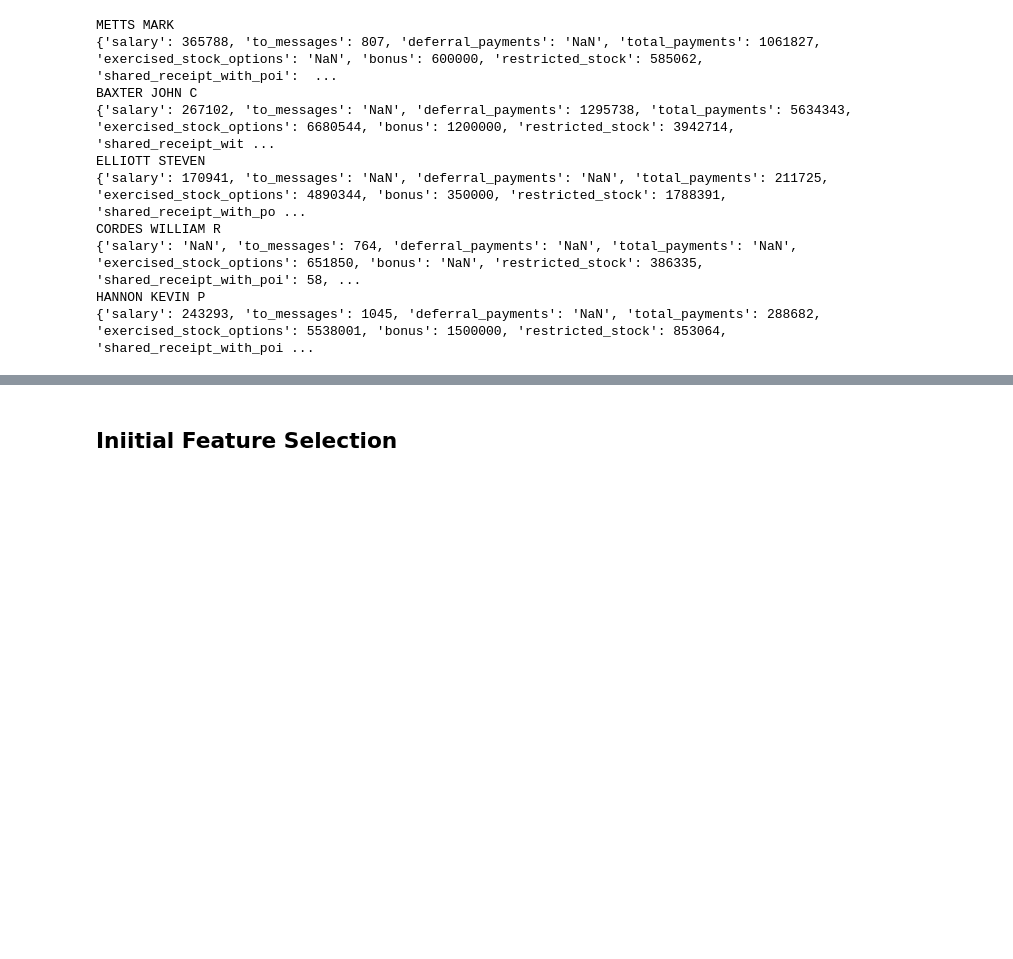
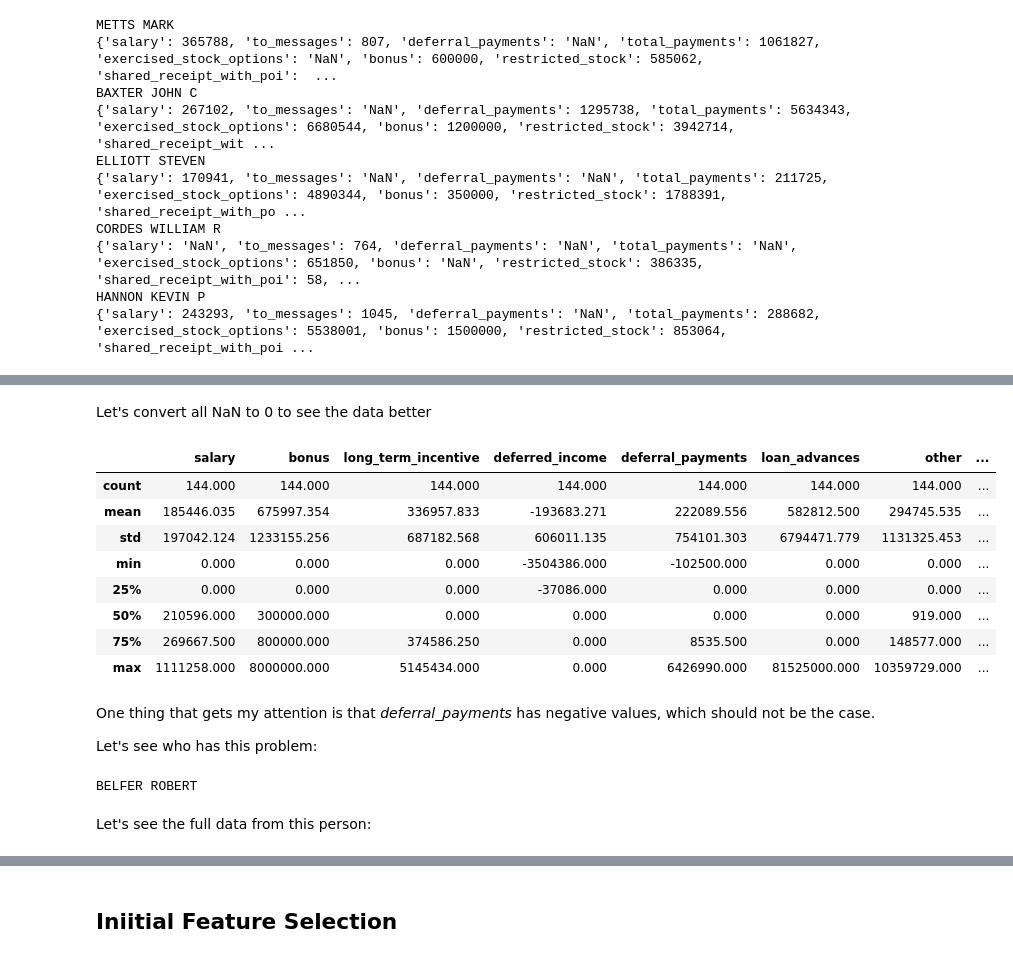
Before and after one commit to mtyszler/IntroToMachineLearning, a Jupyter notebook: MachineLearning_Project_Notes.ipynb, the cells around one changed output, grey strips where cells are left out. Saved outputs shown, nothing was run; the diff lists cells and outputs as text; code cells hidden in the pictures; blank space fills up the shorter version.

```diff
--- a/MachineLearning_Project_Notes.ipynb
+++ b/MachineLearning_Project_Notes.ipynb
@@ -160,0 +231,27 @@ HANNON KEVIN P
+# %% [markdown]
+Let's convert all NaN to 0 to see the data better
+# %%
+enron_data_df = enron_data_df.fillna(0)
+enron_data_df.describe()
+# %% [output]
+|  | salary | bonus | long_term_incentive | deferred_income | deferral_payments | loan_advances | other | ... |
+| count | 144.000 | 144.000 | 144.000 | 144.000 | 144.000 | 144.000 | 144.000 | ... |
+| mean | 185446.035 | 675997.354 | 336957.833 | -193683.271 | 222089.556 | 582812.500 | 294745.535 | ... |
+| std | 197042.124 | 1233155.256 | 687182.568 | 606011.135 | 754101.303 | 6794471.779 | 1131325.453 | ... |
+| min | 0.000 | 0.000 | 0.000 | -3504386.000 | -102500.000 | 0.000 | 0.000 | ... |
+| 25% | 0.000 | 0.000 | 0.000 | -37086.000 | 0.000 | 0.000 | 0.000 | ... |
+| 50% | 210596.000 | 300000.000 | 0.000 | 0.000 | 0.000 | 0.000 | 919.000 | ... |
+| 75% | 269667.500 | 800000.000 | 374586.250 | 0.000 | 8535.500 | 0.000 | 148577.000 | ... |
+| max | 1111258.000 | 8000000.000 | 5145434.000 | 0.000 | 6426990.000 | 81525000.000 | 10359729.000 | ... |
+# %% [markdown]
+One thing that gets my attention is that *deferral_payments* has negative values, which should not be the case.
+
+Let's see who has this problem:
+# %%
+for person in enron_data.keys():
+    if enron_data[person]['deferral_payments']<0:
+        print person
+# %% [output]
+BELFER ROBERT
+# %% [markdown]
+Let's see the full data from this person:
```
Also changed, not shown: parts of 107 cells of this notebook, 1 other file.
